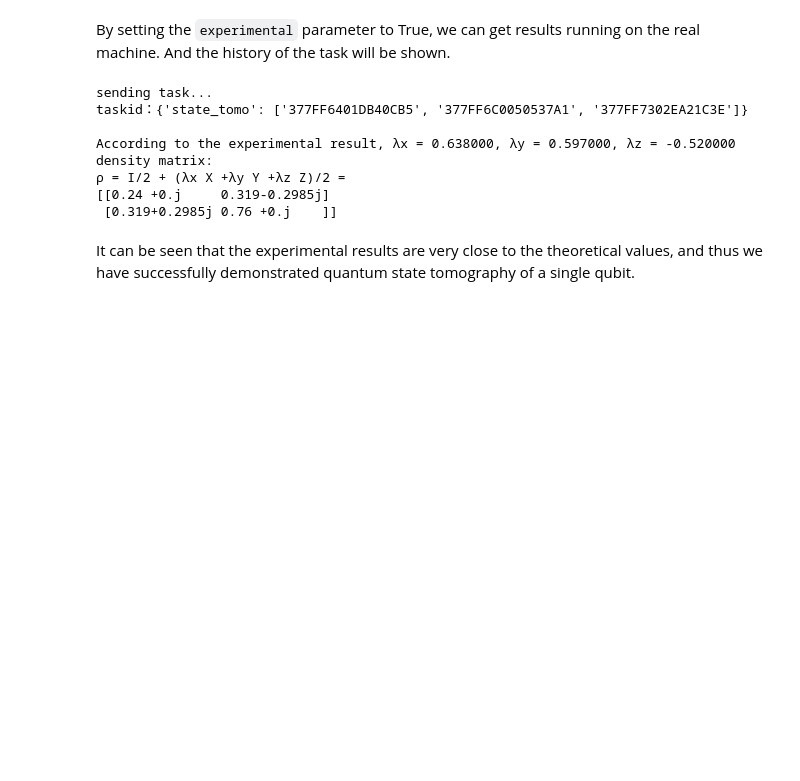
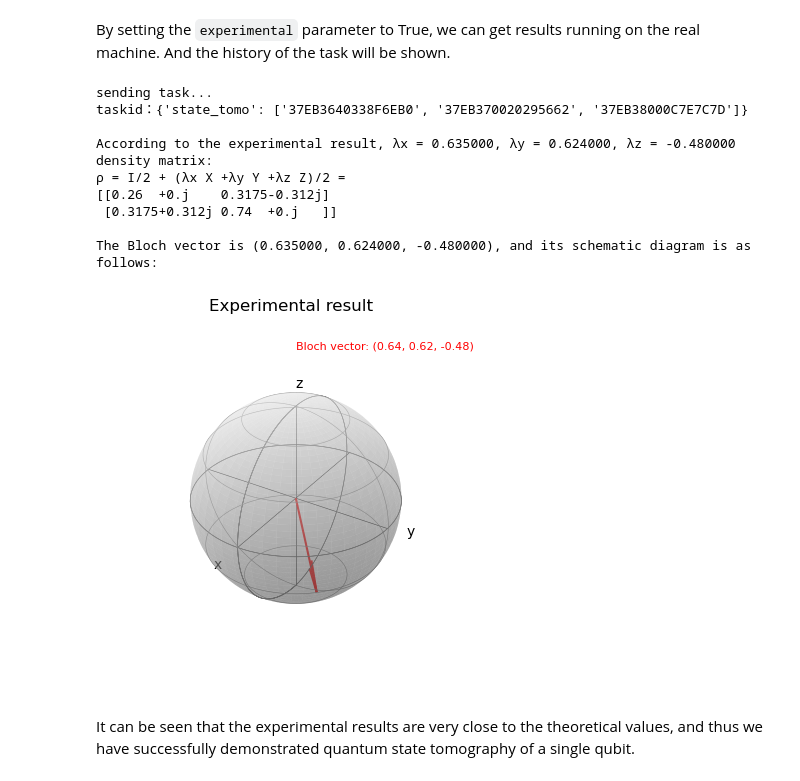
Before and after one commit to ScQ-Cloud/quafu-tutorial, a Jupyter notebook: algorithm/Quantum_state_tomography/Quantum_state_tomography.ipynb, the cells around one changed output. Saved outputs shown, nothing was run; the diff lists cells and outputs as text; code cells hidden in the pictures; blank space fills up the shorter version.

```diff
--- a/algorithm/Quantum_state_tomography/Quantum_state_tomography.ipynb
+++ b/algorithm/Quantum_state_tomography/Quantum_state_tomography.ipynb
@@ -133,16 +177,21 @@ By setting the `experimental` parameter to True, we can get results running on t
 # %%
 obsexp, experimental = state_tomo(theta=2*pi/3, phi=pi/4, experimental=True)
 rho = (I + obsexp[0]*X + obsexp[1]*Y + obsexp[2]*Z)/2
 print("According to the experimental result, λx = {:.6f}, λy = {:.6f}, λz = {:.6f}".format(*obsexp))
-print("density matrix:","ρ = I/2 + (λx X +λy Y +λz Z)/2 = ",rho,sep="\n")
+print("density matrix:","ρ = I/2 + (λx X +λy Y +λz Z)/2 = ",rho,"",sep="\n")
+print("The Bloch vector is ({:.6f}, {:.6f}, {:.6f}), and its schematic diagram is as follows:".format(*obsexp))
+plot_bloch_vector(*obsexp, title = "Experimental result")
 # %% [output]
 sending task...
-taskid：{'state_tomo': ['377FF6401DB40CB5', '377FF6C0050537A1', '377FF7302EA21C3E']}
+taskid：{'state_tomo': ['37EB3640338F6EB0', '37EB370020295662', '37EB38000C7E7C7D']}
 
-According to the experimental result, λx = 0.638000, λy = 0.597000, λz = -0.520000
+According to the experimental result, λx = 0.635000, λy = 0.624000, λz = -0.480000
 density matrix:
 ρ = I/2 + (λx X +λy Y +λz Z)/2 =
-[[0.24 +0.j     0.319-0.2985j]
- [0.319+0.2985j 0.76 +0.j    ]]
+[[0.26  +0.j    0.3175-0.312j]
+ [0.3175+0.312j 0.74  +0.j   ]]
+
+The Bloch vector is (0.635000, 0.624000, -0.480000), and its schematic diagram is as follows:
+[figure, added]
 # %% [markdown]
 It can be seen that the experimental results are very close to the theoretical values, and thus we have successfully demonstrated quantum state tomography of a single qubit.
```
Also changed, not shown: parts of 6 cells of this notebook, 1 other file.
